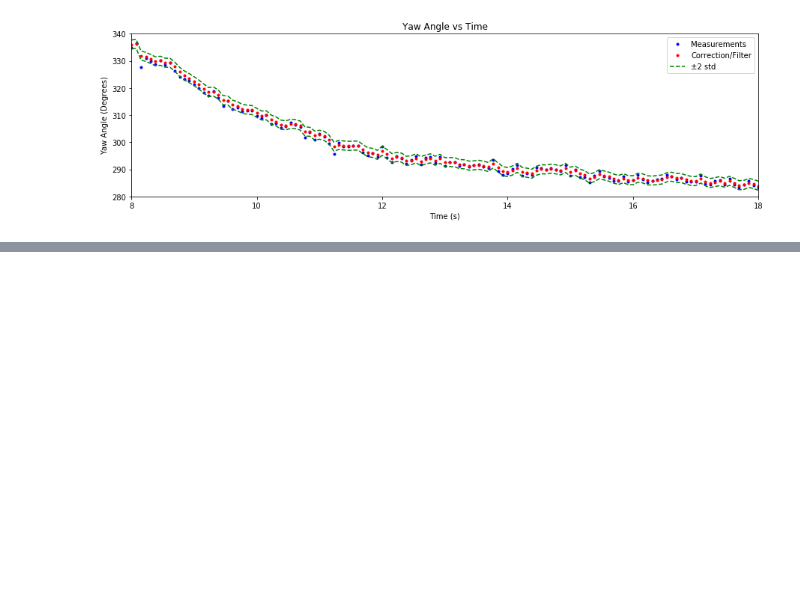
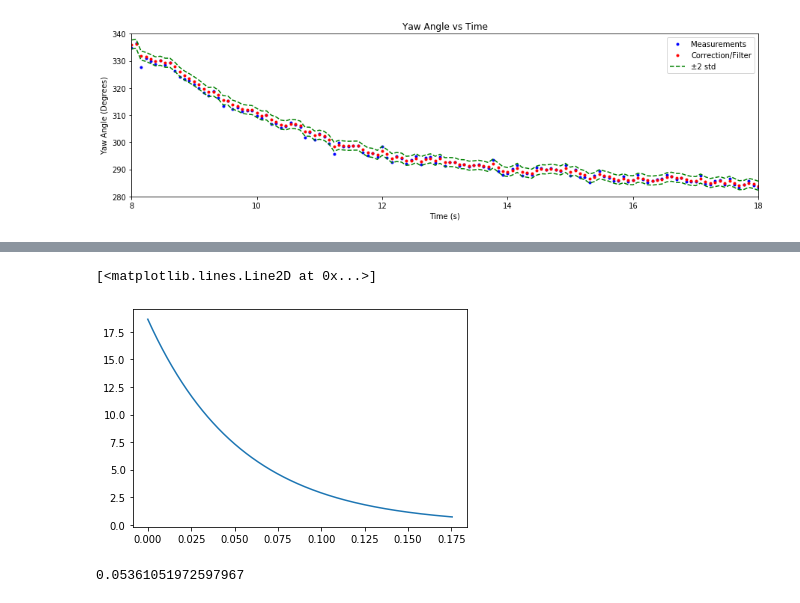
Before and after one commit to clylau/E205_HW2, a Jupyter notebook: hw2.ipynb, the cells around one changed output, grey strips where cells are left out. Cells and saved outputs as stored; diff of their text form; code cells hidden in the pictures; blank space fills up the shorter version.

```diff
--- a/hw2.ipynb
+++ b/hw2.ipynb
@@ -280,0 +283,20 @@ plt.show()
+# %%
+def vehicleSpeed(x, y, timestep = 0.5):
+    """
+    Fuck you
+    """
+    #assuming x, y are row vectors
+
+    #shift the x, y over by one, remove last element
+    x_after = np.roll(x, -1)
+    x_after = x_after[:-1]
+    y_after = np.roll(y, -1)
+    y_after = y_after[:-1]
+
+    #cut off last element of x and y
+    x = x[:-1]
+    y = y[:-1]
+
+    speed = np.sqrt(np.square(x - x_after) + np.square(y - y_after))/timestep
+
+    return speed
@@ -280,0 +347,13 @@ plt.show()
+# %%
+lambd = 1/np.mean(speed_v4)
+s = np.linspace(0, 0.1755, 1000)
+plt.plot(s, stats.expon.pdf(s, 0, 1/lambd))
+# %% [output]
+[<matplotlib.lines.Line2D at 0x...>]
+[figure, added]
+# %%
+mean_stopped = np.mean(speed_v4)
+std_stopped = np.std(speed_v4)
+mean_stopped
+# %% [output]
+0.05361051972597967
```
Also changed, not shown: parts of 19 cells of this notebook.
